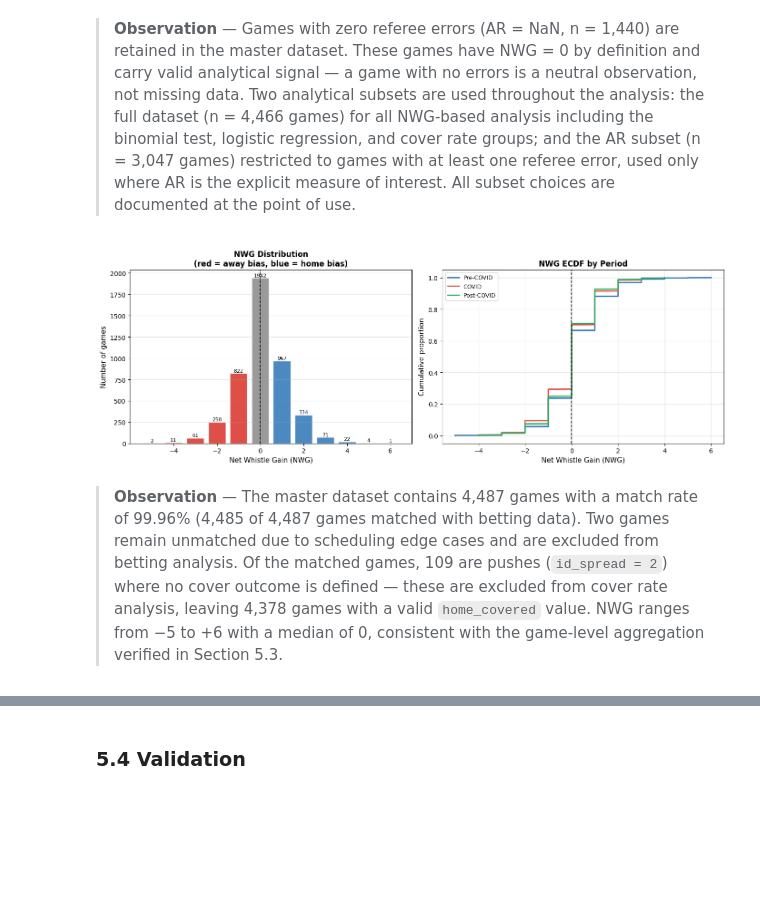
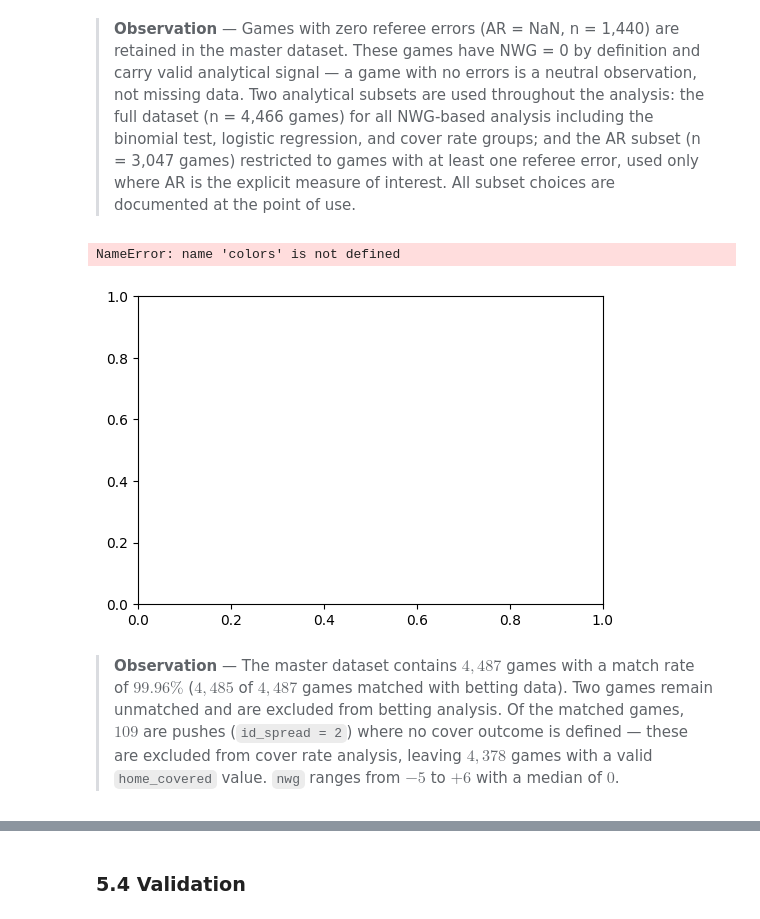
Before and after one commit to RoumenNikolov/decision-bias-study, a Jupyter notebook: bias_analysis.ipynb, the cells around one changed output, grey strips where cells are left out. Saved outputs shown, nothing was run; the diff lists cells and outputs as text; code cells hidden in the pictures; blank space fills up the shorter version.

```diff
--- a/bias_analysis.ipynb
+++ b/bias_analysis.ipynb
@@ -2240,42 +2239,28 @@ Games with AR defined: 3047
 # %% [markdown]
 > **Observation** — Games with zero referee errors (AR = NaN, n = 1,440) are retained in the master dataset. These games have NWG = 0 by definition and carry valid analytical signal — a game with no errors is a neutral observation, not missing data. Two analytical subsets are used throughout the analysis: the full dataset (n = 4,466 games) for all NWG-based analysis including the binomial test, logistic regression, and cover rate groups; and the AR subset (n = 3,047 games) restricted to games with at least one referee error, used only where AR is the explicit measure of interest. All subset choices are documented at the point of use.
 # %%
-fig, axes = plt.subplots(1, 2, figsize=(14, 5))
+fig, ax = plt.subplots(figsize=(6, 4))
 
-# Left — NWG distribution bar chart
 nwg_counts = master['nwg'].value_counts().sort_index()
-colors = ['#d73027' if x < 0 else '#2E75B6' if x > 0 else '#888888'
-          for x in nwg_counts.index]
-axes[0].bar(nwg_counts.index, nwg_counts.values, color=colors,
-            alpha=0.85, edgecolor='white')
-axes[0].axvline(0, color='black', linestyle='--', lw=1.2)
-axes[0].set_xlabel('Net Whistle Gain (NWG)', fontsize=11)
-axes[0].set_ylabel('Number of games', fontsize=11)
-axes[0].set_title('NWG Distribution\n(red = away bias, blue = home bias)',
-                  fontsize=12, fontweight='bold')
-axes[0].grid(axis='y', alpha=0.3)
+
+ax.bar(nwg_counts.index, nwg_counts.values, color=colors,
+       alpha=0.85, edgecolor='white')
+ax.axvline(0, color='black', linestyle='--', lw=1.2)
+ax.set_xlabel('Net Whistle Gain (NWG)')
+ax.set_ylabel('Number of games')
+ax.set_title('NWG Distribution\n(red = away bias, blue = home bias)')
+ax.grid(axis='y', alpha=0.3)
 for x, y in zip(nwg_counts.index, nwg_counts.values):
-    axes[0].text(x, y + 15, str(y), ha='center', fontsize=8)
-
-# Right — cumulative % by period
-for per, color in [('Pre-COVID','#2E75B6'),('COVID','#E84C3D'),('Post-COVID','#27AE60')]:
-    sub = master[master['period']==per]['nwg'].sort_values()
-    ecdf = np.arange(1, len(sub)+1) / len(sub)
-    axes[1].plot(sub, ecdf, color=color, lw=2, label=per)
-axes[1].axvline(0, color='black', linestyle='--', lw=1.2)
-axes[1].set_xlabel('Net Whistle Gain (NWG)', fontsize=11)
-axes[1].set_ylabel('Cumulative proportion', fontsize=11)
-axes[1].set_title('NWG ECDF by Period', fontsize=12, fontweight='bold')
-axes[1].legend(fontsize=9)
-axes[1].grid(alpha=0.3)
+    ax.text(x, y + 15, str(y), ha='center', fontsize=8)
 
 plt.tight_layout()
 plt.savefig('images/nwg_distribution.png', dpi=150, bbox_inches='tight')
 plt.show()
 # %% [output]
+NameError: name 'colors' is not defined
-[figure, old version]
+[figure, new version]
 # %% [markdown]
-> **Observation** — The master dataset contains 4,487 games with a match rate of 99.96% (4,485 of 4,487 games matched with betting data). Two games remain unmatched due to scheduling edge cases and are excluded from betting analysis. Of the matched games, 109 are pushes (`id_spread = 2`) where no cover outcome is defined — these are excluded from cover rate analysis, leaving 4,378 games with a valid `home_covered` value. NWG ranges from −5 to +6 with a median of 0, consistent with the game-level aggregation verified in Section 5.3.
+> **Observation** — The master dataset contains $4{,}487$ games with a match rate of $99.96\%$ ($4{,}485$ of $4{,}487$ games matched with betting data). Two games remain unmatched and are excluded from betting analysis. Of the matched games, $109$ are pushes (`id_spread = 2`) where no cover outcome is defined — these are excluded from cover rate analysis, leaving $4{,}378$ games with a valid `home_covered` value. `nwg` ranges from $-5$ to $+6$ with a median of $0$.
 # %%
 master.to_csv('data/output/master_dataset.csv', index=False)
 print(f"Saved: {master.shape}")
```
Also changed, not shown: parts of 25 cells of this notebook, 3 other files.
